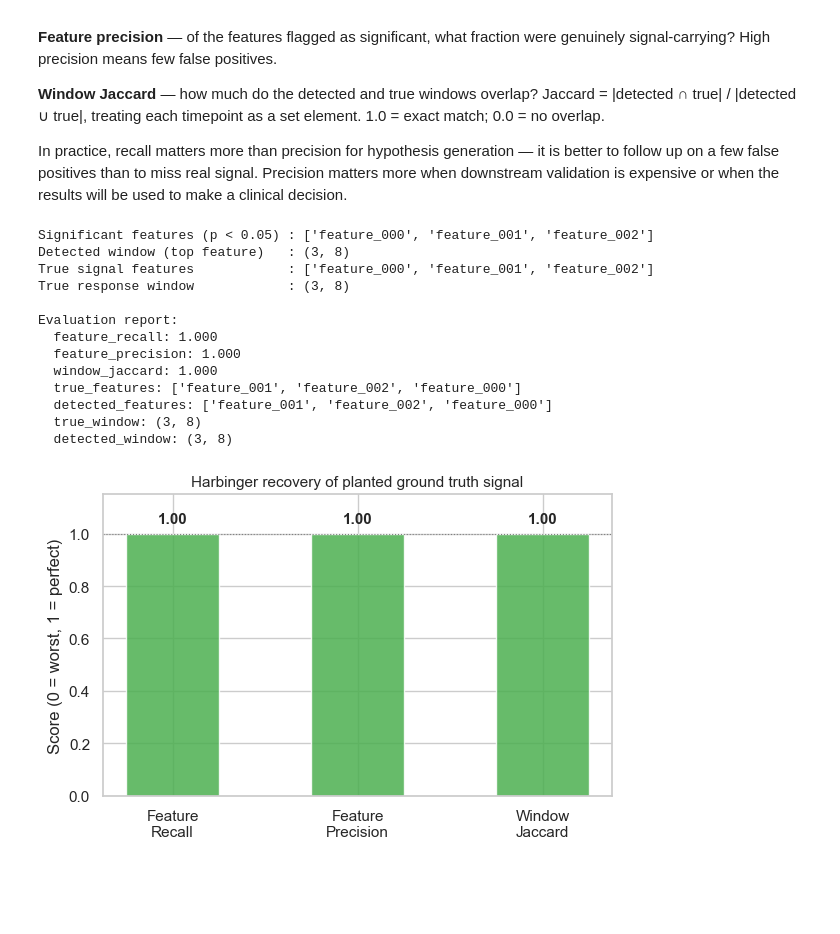
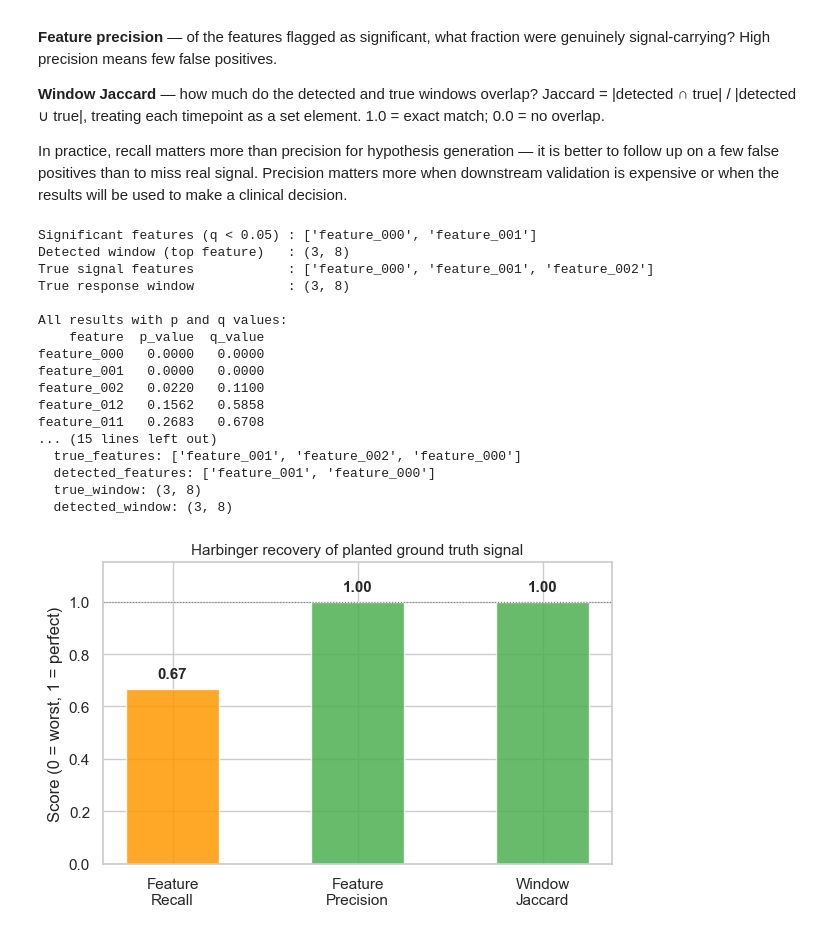
Before and after one commit to cbumby17/TEMPO, a Jupyter notebook: vignette.ipynb, the cells around one changed output. Cells and saved outputs as stored; diff of their text form; code cells hidden in the pictures; blank space fills up the shorter version.

```diff
--- a/vignette.ipynb
+++ b/vignette.ipynb
@@ -507,14 +534,18 @@ is better to follow up on a few false positives than to miss real signal.
 Precision matters more when downstream validation is expensive or when the
 results will be used to make a clinical decision.
 # %%
-# Use features with p < 0.05 as the detected set
-sig_features = results[results['p_value'] < 0.05]['feature'].tolist()
+# Use FDR-adjusted q_value < 0.05 as the significance threshold.
+# q_value is Benjamini-Hochberg corrected across all features tested —
+# more appropriate than raw p_value when screening many features at once.
+sig_features = results[results['q_value'] < 0.05]['feature'].tolist()
 detected_window = results['motif_window'].iloc[0]
 
-print(f"Significant features (p < 0.05) : {sig_features}")
+print(f"Significant features (q < 0.05) : {sig_features}")
 print(f"Detected window (top feature)   : {detected_window}")
 print(f"True signal features            : {df.attrs['motif_features']}")
 print(f"True response window            : {df.attrs['motif_window']}")
+print(f"\nAll results with p and q values:")
+print(results[['feature','p_value','q_value']].to_string(index=False))
 print()
 
 report = simulate.evaluation_report(
@@ -528,37 +559,41 @@ for k, v in report.items():
         print(f"  {k}: {v:.3f}")
     else:
         print(f"  {k}: {v}")
 
 # ── Bar chart of the three metrics ───────────────────────────────────────────
 metrics = ['feature_recall', 'feature_precision', 'window_jaccard']
 labels  = ['Feature\nRecall', 'Feature\nPrecision', 'Window\nJaccard']
 values  = [report[m] for m in metrics]
 colors  = ['#4caf50' if v >= 0.8 else '#ff9800' if v >= 0.5 else '#f44336'
            for v in values]
 
 fig, ax = plt.subplots(figsize=(6, 4))
 bars = ax.bar(labels, values, color=colors, alpha=0.85, width=0.5)
 ax.set_ylim(0, 1.15)
 ax.axhline(1.0, color='gray', lw=0.8, ls=':')
 for bar, val in zip(bars, values):
     ax.text(bar.get_x() + bar.get_width() / 2, val + 0.03,
             f'{val:.2f}', ha='center', va='bottom', fontsize=11, fontweight='bold')
 ax.set_title('Harbinger recovery of planted ground truth signal', fontsize=11)
 ax.set_ylabel('Score (0 = worst, 1 = perfect)')
 plt.tight_layout()
 plt.show()
 # %% [output]
-Significant features (p < 0.05) : ['feature_000', 'feature_001', 'feature_002']
+Significant features (q < 0.05) : ['feature_000', 'feature_001']
 Detected window (top feature)   : (3, 8)
 True signal features            : ['feature_000', 'feature_001', 'feature_002']
 True response window            : (3, 8)
 
-Evaluation report:
-  feature_recall: 1.000
-  feature_precision: 1.000
-  window_jaccard: 1.000
+All results with p and q values:
+    feature  p_value  q_value
+feature_000   0.0000   0.0000
+feature_001   0.0000   0.0000
+feature_002   0.0220   0.1100
+feature_012   0.1562   0.5858
+feature_011   0.2683   0.6708
+... (15 lines left out)
   true_features: ['feature_001', 'feature_002', 'feature_000']
-  detected_features: ['feature_001', 'feature_002', 'feature_000']
+  detected_features: ['feature_001', 'feature_000']
   true_window: (3, 8)
   detected_window: (3, 8)
-[figure, old version]
+[figure, new version]
```
Also changed, not shown: parts of 3 cells of this notebook, 7 other files.
